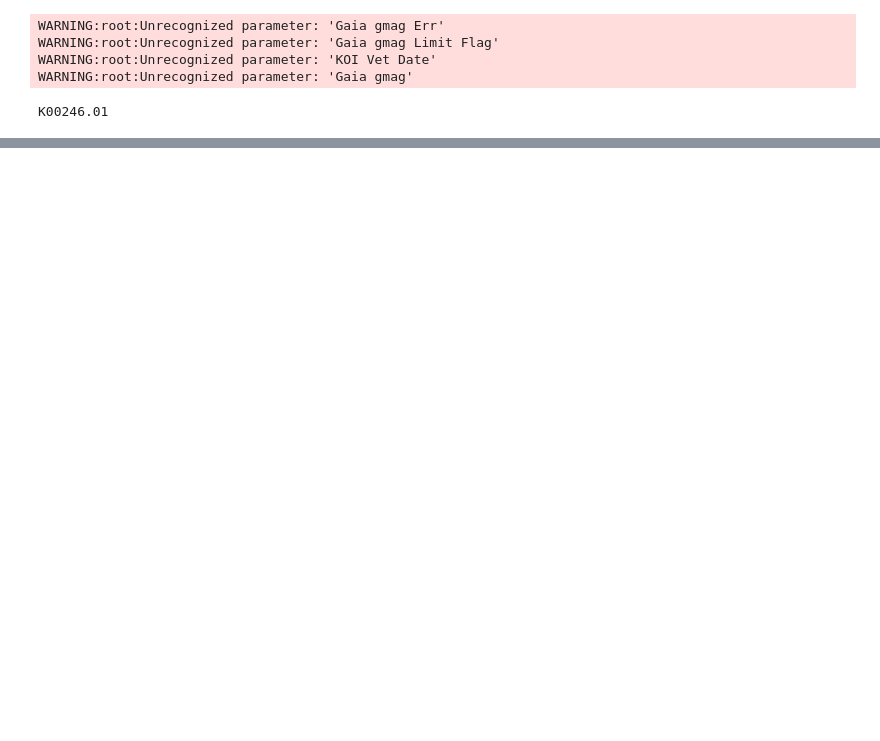
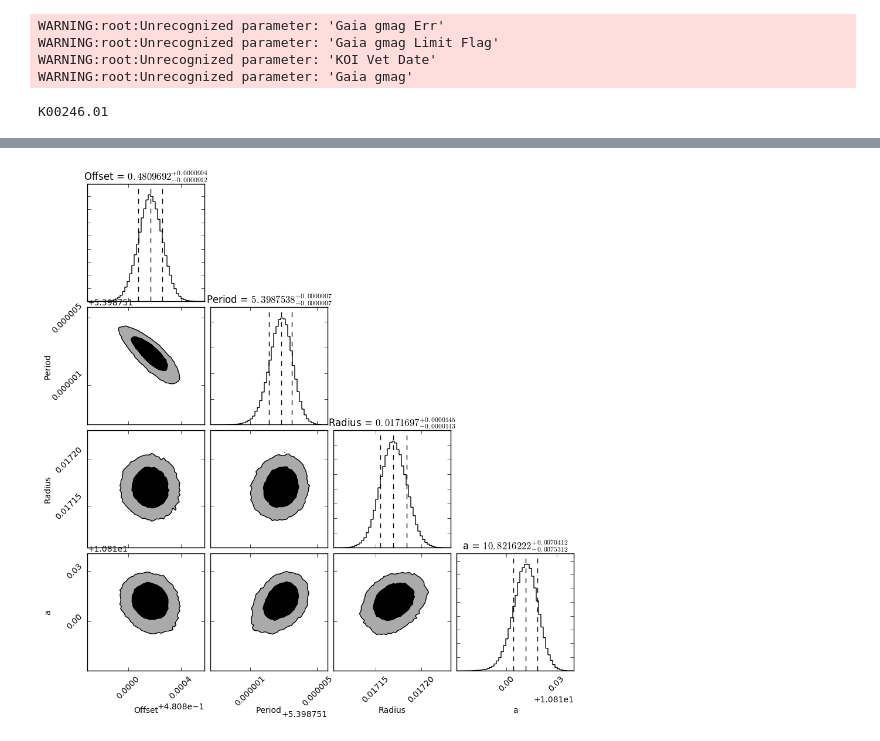
Before and after one commit to japlatt/Physics301, a Jupyter notebook: Kepler.ipynb, the cells around one changed output, grey strips where cells are left out. Drawn from its saved outputs; the diff is of its cells as text; code cells hidden in the pictures; blank space fills up the shorter version.

```diff
--- a/Kepler.ipynb
+++ b/Kepler.ipynb
@@ -37,15 +22,0 @@ time, flux, std_flux = extract_lc(lc)
-# %%
-inds = std_flux < 110
-timeF = time[inds]
-fluxF = flux[inds]
-
-flux_tot = flux[0]
-time_tot = time[0]
-for i in xrange(1,len(flux)):
-    flux_tot = concatenate((flux_tot, flux[i]/np.nanmedian(flux[i])))
-    time_tot = concatenate((time_tot, time[i]))
-# %%
-period1 = 5.398763
-period2 = 9.605065
-for i in xrange(len(timeF)):
-    plot((1.8+timeF[i])%period1, fluxF[i]/np.nanmedian(fluxF[i]),'k,')
@@ -136,0 +152,19 @@ argmax(coors[500:600])
+# %%
+def setInitBounds(params):
+	bounds = []
+	for i in xrange(len(params)):
+		bounds.append((-np.inf, np.inf))
+	return np.array(bounds)
+
+
+ndims = len(params)
+
+bounds = setInitBounds(params)
+bounds[0] = (0, np.inf)
+bounds[1] = (0, np.inf)
+bounds[2] = (0, 0.4)
+bounds[3] = (0, np.inf)
+
+
+emc = MCMC(NUM_WALK, ndims, timeFiltered, fluxFiltered, errFiltered, bounds, numcores = 16)
+#emc.performMCMC(params, NUM_IT, name = PLANET+'_chain10000')
@@ -136,0 +193,12 @@ argmax(coors[500:600])
+# %%
+samples = emc.chain()
+label = ['Offset', 'Period', 'Radius', 'a']
+fig1 = corner.corner(samples, bins=50,
+                    plot_datapoints=False,levels=[0.68,0.95],
+                    fill_contours=True,max_n_ticks=3,labels=label,
+                    quantiles=[0.16, 0.5, 0.84], show_titles=True,
+                    title_fmt = '0.7f', title_kwargs={"fontsize": 12},
+                    )
+fig1.savefig(PLANET + '_corner.png', format = 'png', dpi = 400)
+# %% [output]
+[figure, added]
```
Also changed, not shown: parts of 44 cells of this notebook.
